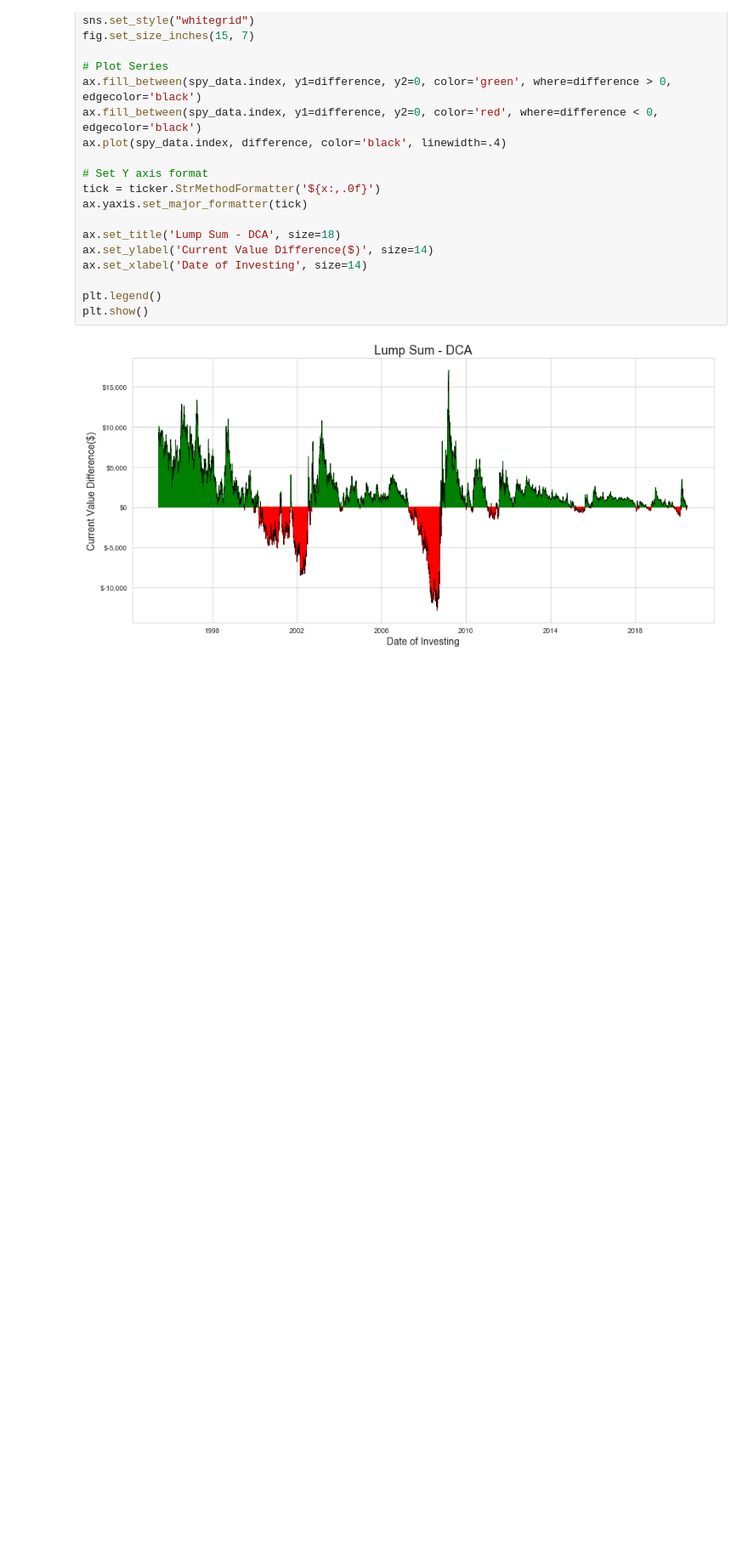
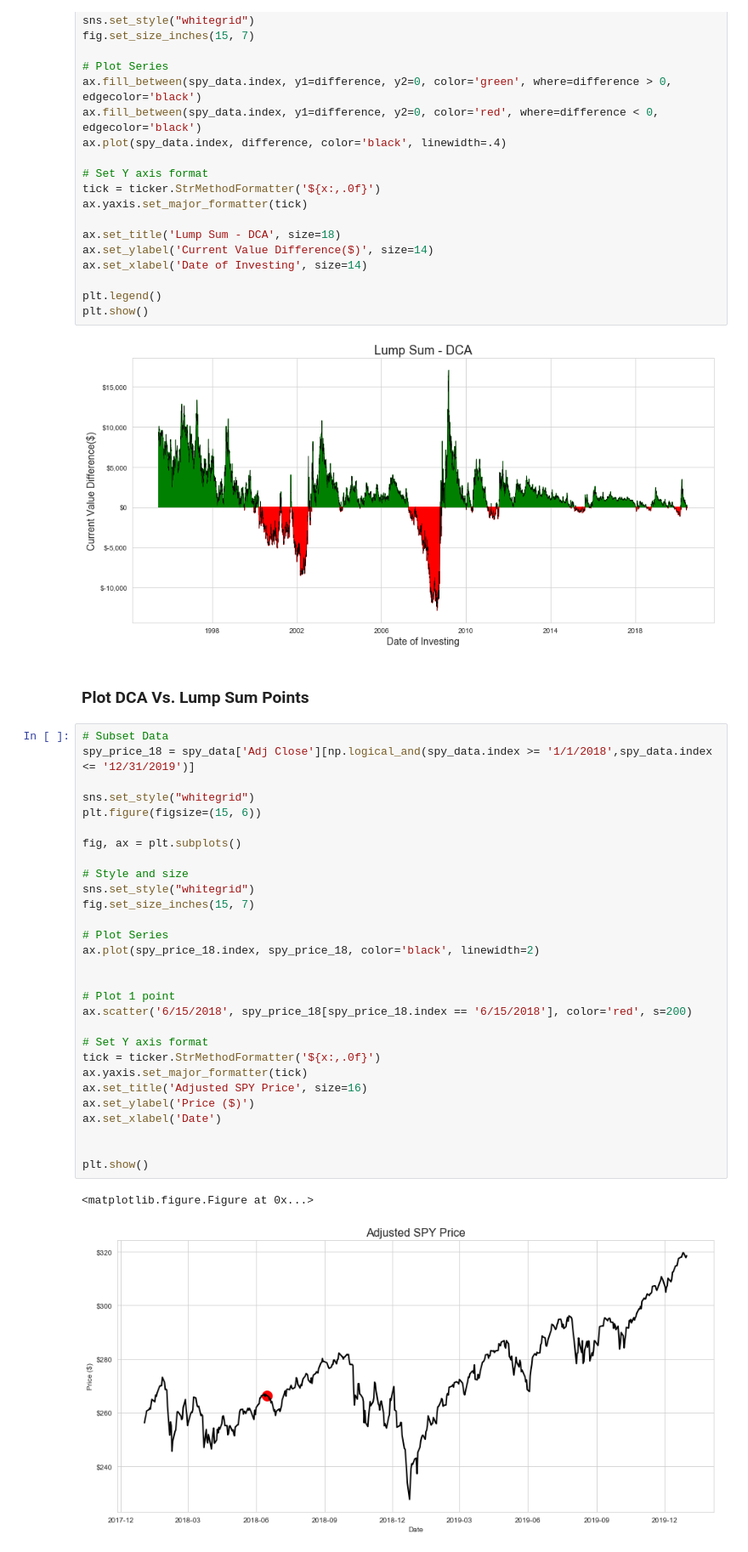
Before and after one commit to eonofrey/DollarCostAverage_vs._LumpSum, a Jupyter notebook: ls_dca_analysis.ipynb, the cells around one changed output. Shown at 85% size. Saved outputs shown, nothing was run; the diff lists cells and outputs as text; blank space fills up the shorter version.

```diff
--- a/ls_dca_analysis.ipynb
+++ b/ls_dca_analysis.ipynb
@@ -216,3 +216,37 @@ plt.legend()
 plt.show()
 # %% [output]
 [figure]
+# %% [markdown]
+### Plot DCA Vs. Lump Sum Points
+# %%
+# Subset Data
+spy_price_18 = spy_data['Adj Close'][np.logical_and(spy_data.index >= '1/1/2018',spy_data.index <= '12/31/2019')]
+
+sns.set_style("whitegrid")
+plt.figure(figsize=(15, 6))
+
+fig, ax = plt.subplots()
+
+# Style and size
+sns.set_style("whitegrid")
+fig.set_size_inches(15, 7)
+
+# Plot Series
+ax.plot(spy_price_18.index, spy_price_18, color='black', linewidth=2)
+
+
+# Plot 1 point
+ax.scatter('6/15/2018', spy_price_18[spy_price_18.index == '6/15/2018'], color='red', s=200)
+
+# Set Y axis format
+tick = ticker.StrMethodFormatter('${x:,.0f}')
+ax.yaxis.set_major_formatter(tick)
+ax.set_title('Adjusted SPY Price', size=16)
+ax.set_ylabel('Price ($)')
+ax.set_xlabel('Date')
+
+
+plt.show()
+# %% [output]
+<matplotlib.figure.Figure at 0x...>
+[figure, added]
```
Also changed, not shown: parts of 2 cells of this notebook.
